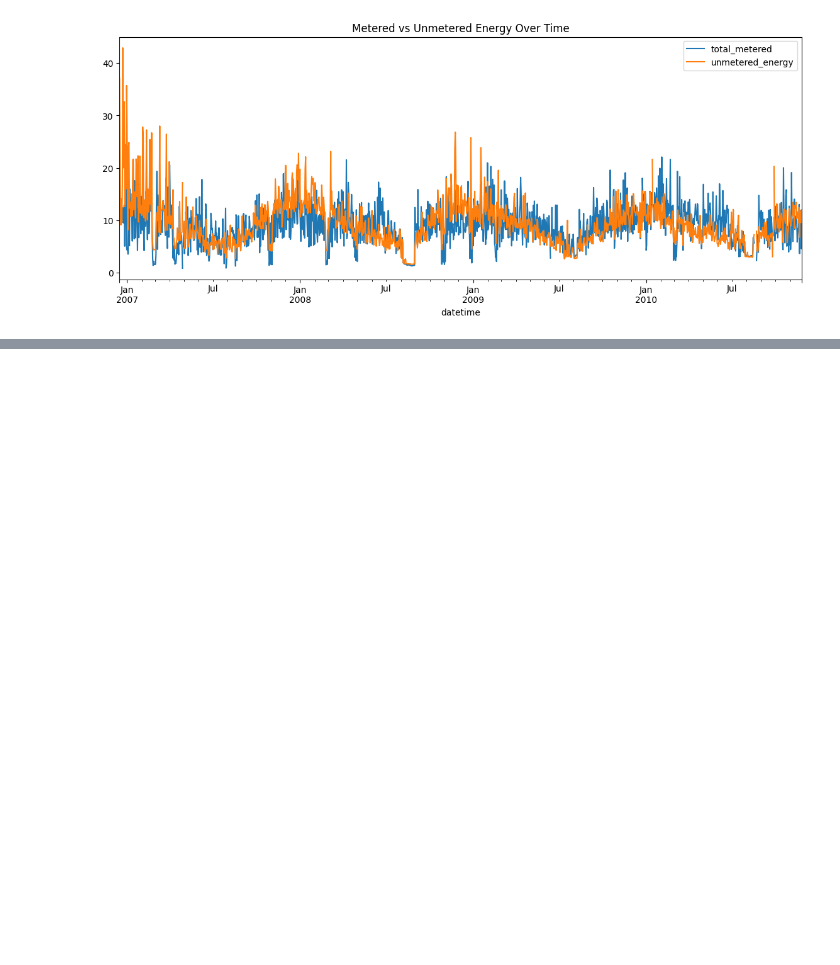
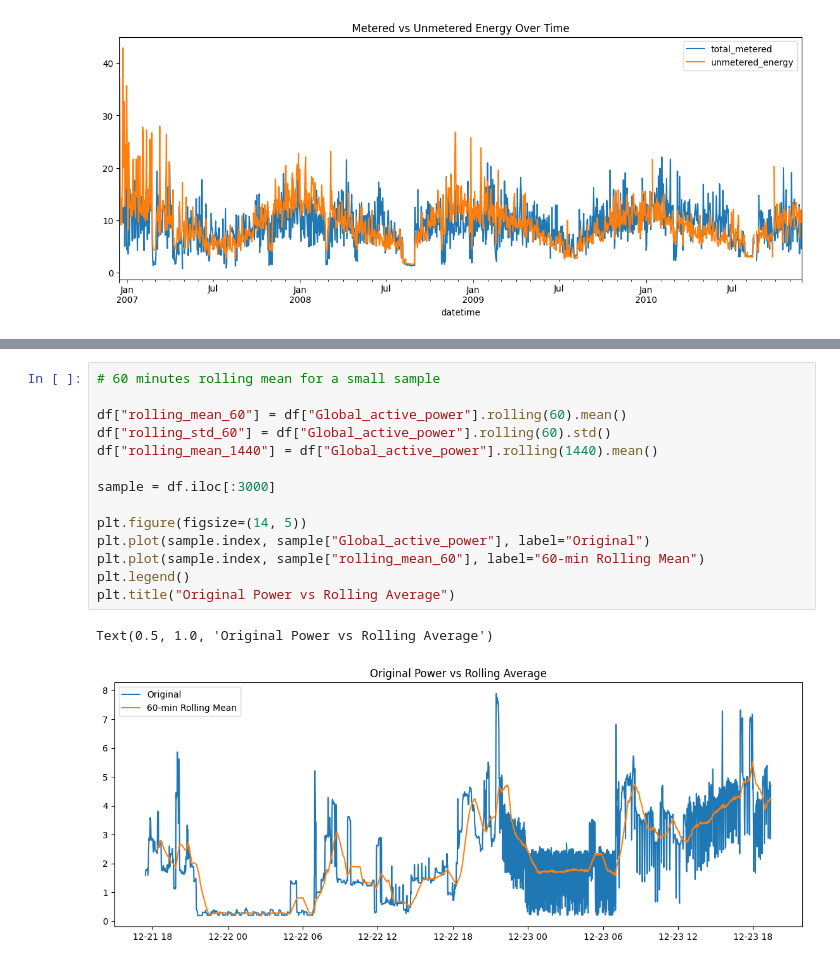
Before and after one commit to aditya303030/House_power_consumption, a Jupyter notebook: eda.ipynb, the cells around one changed output, grey strips where cells are left out. Cells and saved outputs as stored; diff of their text form; blank space fills up the shorter version.

```diff
--- a/eda.ipynb
+++ b/eda.ipynb
@@ -191,0 +213,17 @@ dtype: int64
+# %%
+# 60 minutes rolling mean for a small sample
+
+df["rolling_mean_60"] = df["Global_active_power"].rolling(60).mean()
+df["rolling_std_60"] = df["Global_active_power"].rolling(60).std()
+df["rolling_mean_1440"] = df["Global_active_power"].rolling(1440).mean()
+
+sample = df.iloc[:3000]
+
+plt.figure(figsize=(14, 5))
+plt.plot(sample.index, sample["Global_active_power"], label="Original")
+plt.plot(sample.index, sample["rolling_mean_60"], label="60-min Rolling Mean")
+plt.legend()
+plt.title("Original Power vs Rolling Average")
+# %% [output]
+Text(0.5, 1.0, 'Original Power vs Rolling Average')
+[figure, added]
```
Also changed, not shown: parts of 2 cells of this notebook.
